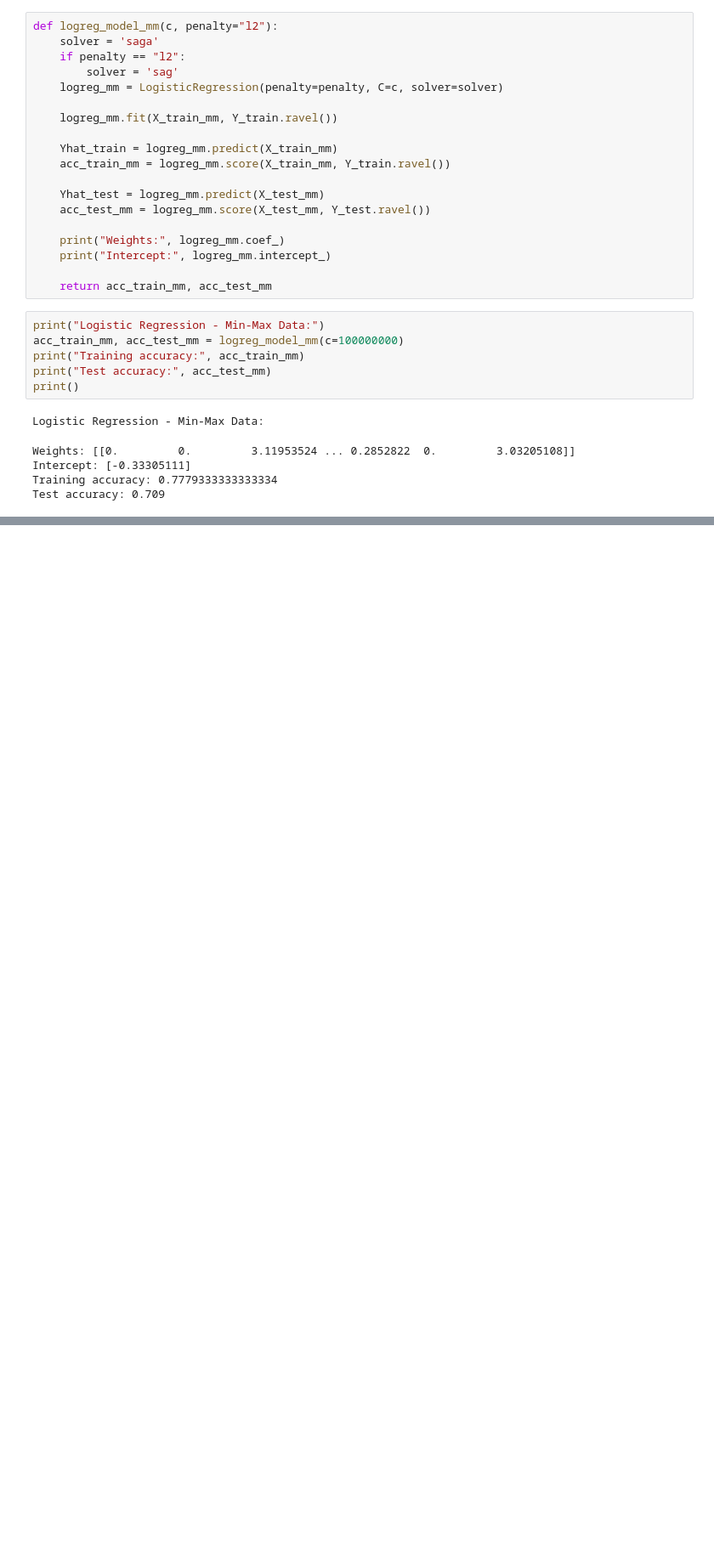
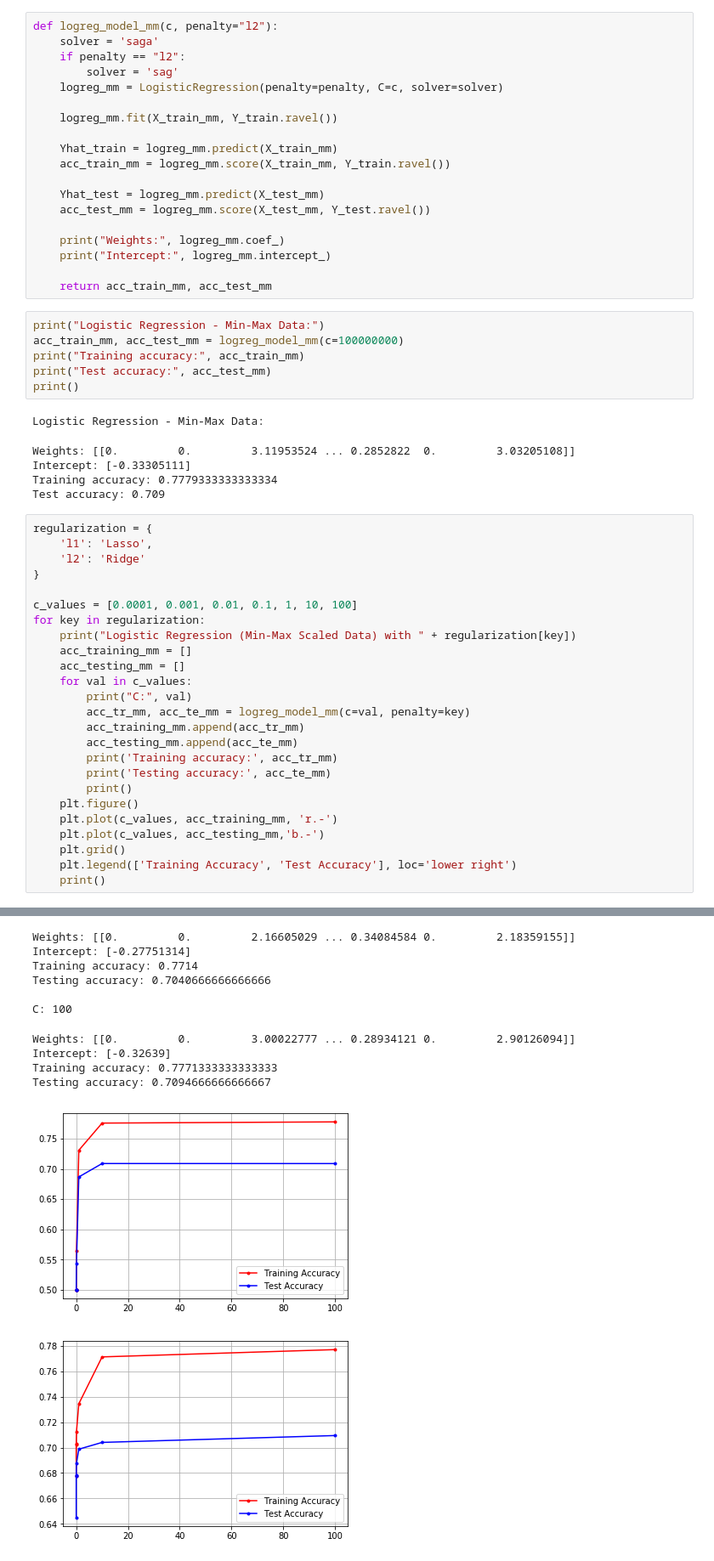
Before and after one commit to cinderlee/MachineLearningProject, a Jupyter notebook: Logistic Regression.ipynb, the cells around one changed output, grey strips where cells are left out. Shown at 85% size. Cells and saved outputs as stored; diff of their text form; blank space fills up the shorter version.

```diff
--- a/Logistic Regression.ipynb
+++ b/Logistic Regression.ipynb
@@ -378,3 +451,29 @@ Weights: [[0.         0.         3.11953524 ... 0.2852822  0.         3.03205108
 Intercept: [-0.33305111]
 Training accuracy: 0.7779333333333334
 Test accuracy: 0.709
+# %%
+regularization = {
+    'l1': 'Lasso',
+    'l2': 'Ridge'
+}
+
+c_values = [0.0001, 0.001, 0.01, 0.1, 1, 10, 100]
+for key in regularization:
+    print("Logistic Regression (Min-Max Scaled Data) with " + regularization[key])
+    acc_training_mm = []
+    acc_testing_mm = []
+    for val in c_values:
+        print("C:", val)
+        acc_tr_mm, acc_te_mm = logreg_model_mm(c=val, penalty=key)
+        acc_training_mm.append(acc_tr_mm)
+        acc_testing_mm.append(acc_te_mm)
+        print('Training accuracy:', acc_tr_mm)
+        print('Testing accuracy:', acc_te_mm)
+        print()
+    plt.figure()
+    plt.plot(c_values, acc_training_mm, 'r.-')
+    plt.plot(c_values, acc_testing_mm,'b.-')
+    plt.grid()
+    plt.legend(['Training Accuracy', 'Test Accuracy'], loc='lower right')
+    print()
+# %% [output]
@@ -380,0 +526,12 @@ Test accuracy: 0.709
+Weights: [[0.         0.         2.16605029 ... 0.34084584 0.         2.18359155]]
+Intercept: [-0.27751314]
+Training accuracy: 0.7714
+Testing accuracy: 0.7040666666666666
+
+C: 100
+Weights: [[0.         0.         3.00022777 ... 0.28934121 0.         2.90126094]]
+Intercept: [-0.32639]
+Training accuracy: 0.7771333333333333
+Testing accuracy: 0.7094666666666667
+[figure, added]
+[figure, added]
```
Also changed, not shown: parts of 2 cells of this notebook.
